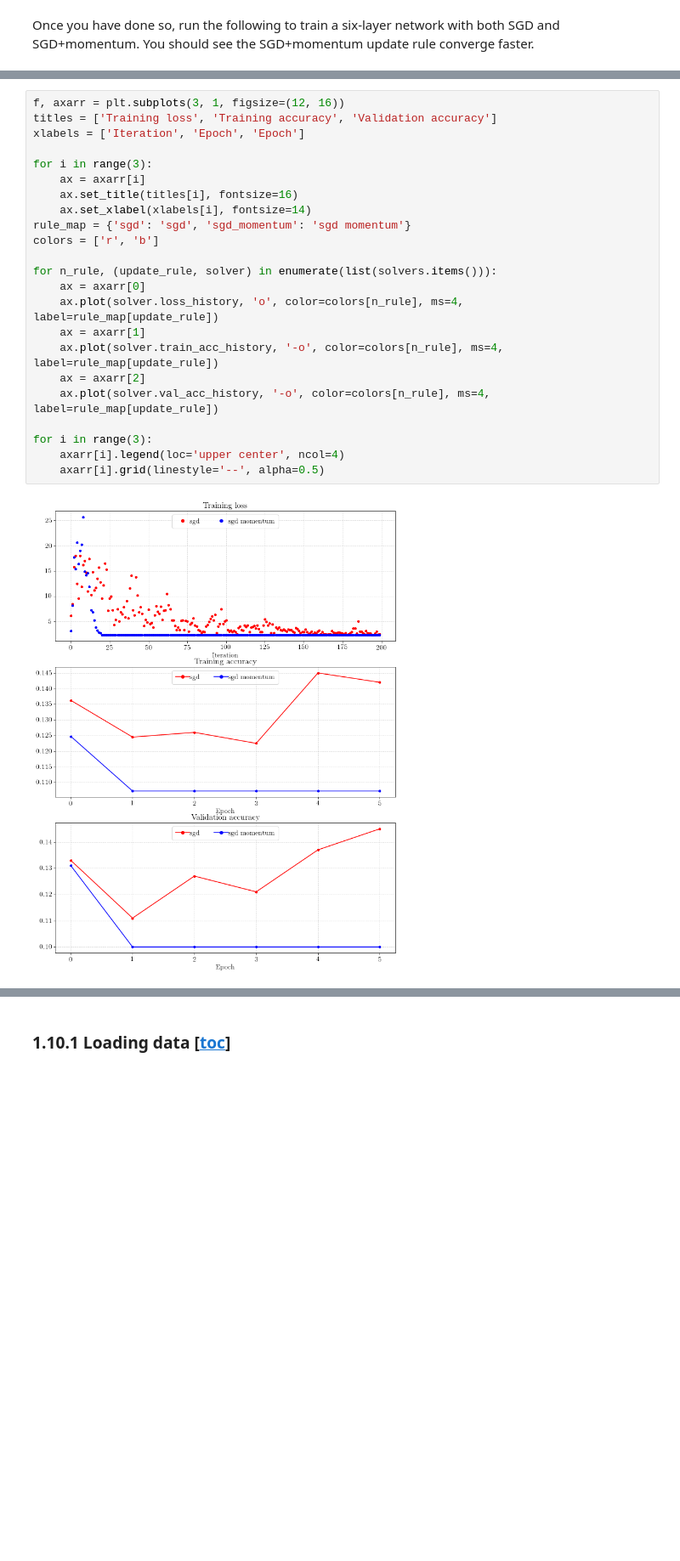
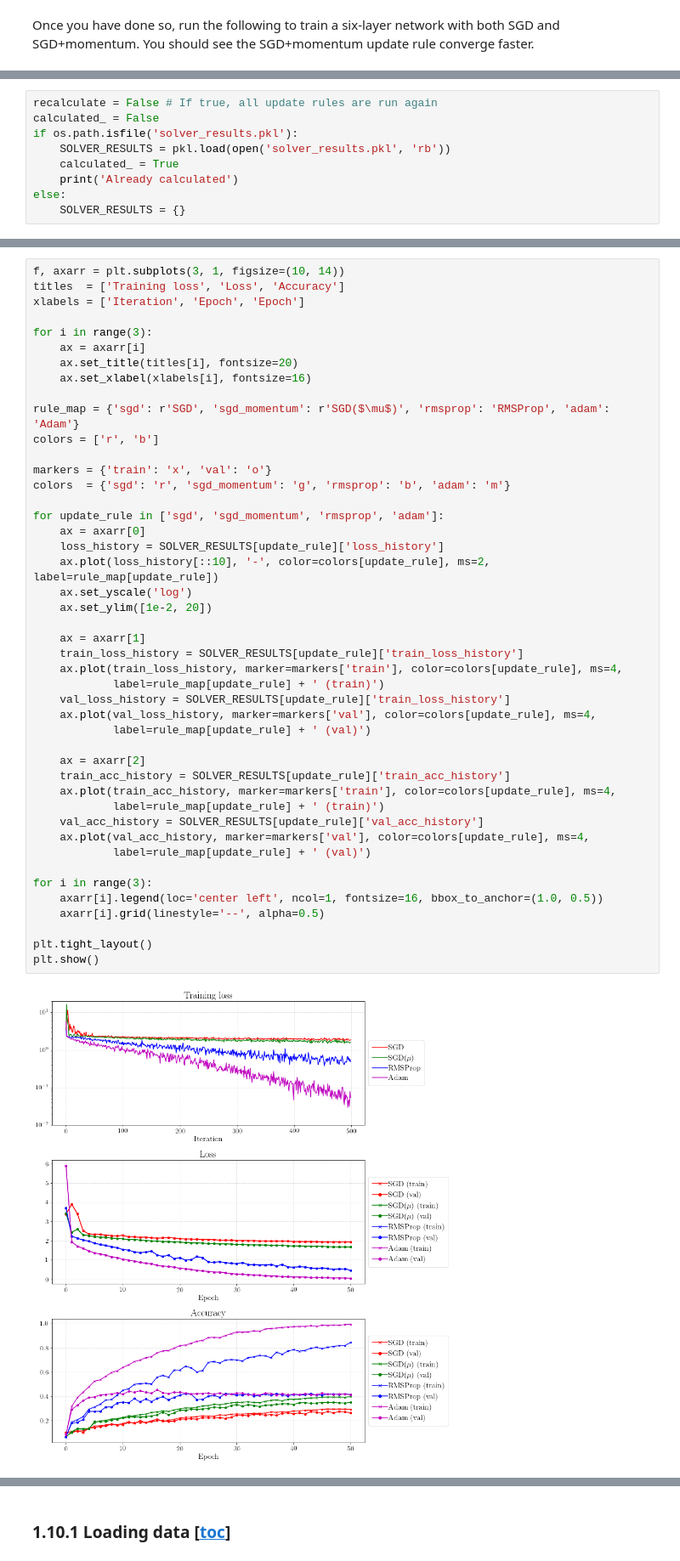
Before and after one commit to siri3us/ml, a Jupyter notebook: notebooks/CS231n/2/assignment2.ipynb, the cells around one changed output, grey strips where cells are left out. Shown at 85% size. Saved outputs shown, nothing was run; the diff lists cells and outputs as text; blank space fills up the shorter version.

```diff
--- a/notebooks/CS231n/2/assignment2.ipynb
+++ b/notebooks/CS231n/2/assignment2.ipynb
@@ -1148,0 +914,9 @@ Once you have done so, run the following to train a six-layer network with both
+# %%
+recalculate = False # If true, all update rules are run again
+calculated_ = False
+if os.path.isfile('solver_results.pkl'):
+    SOLVER_RESULTS = pkl.load(open('solver_results.pkl', 'rb'))
+    calculated_ = True
+    print('Already calculated')
+else:
+    SOLVER_RESULTS = {}
@@ -1193,25 +963,47 @@ running with  sgd
 # %%
-f, axarr = plt.subplots(3, 1, figsize=(12, 16))
-titles = ['Training loss', 'Training accuracy', 'Validation accuracy']
+f, axarr = plt.subplots(3, 1, figsize=(10, 14))
+titles  = ['Training loss', 'Loss', 'Accuracy']
 xlabels = ['Iteration', 'Epoch', 'Epoch']
 
 for i in range(3):
     ax = axarr[i]
-    ax.set_title(titles[i], fontsize=16)
-    ax.set_xlabel(xlabels[i], fontsize=14)
-rule_map = {'sgd': 'sgd', 'sgd_momentum': 'sgd momentum'}
+    ax.set_title(titles[i], fontsize=20)
+    ax.set_xlabel(xlabels[i], fontsize=16)
+
+rule_map = {'sgd': r'SGD', 'sgd_momentum': r'SGD($\mu$)', 'rmsprop': 'RMSProp', 'adam': 'Adam'}
 colors = ['r', 'b']
 
-for n_rule, (update_rule, solver) in enumerate(list(solvers.items())):
+markers = {'train': 'x', 'val': 'o'}
+colors  = {'sgd': 'r', 'sgd_momentum': 'g', 'rmsprop': 'b', 'adam': 'm'}
+
+for update_rule in ['sgd', 'sgd_momentum', 'rmsprop', 'adam']:
     ax = axarr[0]
-    ax.plot(solver.loss_history, 'o', color=colors[n_rule], ms=4, label=rule_map[update_rule])
+    loss_history = SOLVER_RESULTS[update_rule]['loss_history']
+    ax.plot(loss_history[::10], '-', color=colors[update_rule], ms=2, label=rule_map[update_rule])
+    ax.set_yscale('log')
+    ax.set_ylim([1e-2, 20])
+
     ax = axarr[1]
-    ax.plot(solver.train_acc_history, '-o', color=colors[n_rule], ms=4, label=rule_map[update_rule])
+    train_loss_history = SOLVER_RESULTS[update_rule]['train_loss_history']
+    ax.plot(train_loss_history, marker=markers['train'], color=colors[update_rule], ms=4,
+            label=rule_map[update_rule] + ' (train)')
+    val_loss_history = SOLVER_RESULTS[update_rule]['train_loss_history']
+    ax.plot(val_loss_history, marker=markers['val'], color=colors[update_rule], ms=4,
+            label=rule_map[update_rule] + ' (val)')
+
     ax = axarr[2]
-    ax.plot(solver.val_acc_history, '-o', color=colors[n_rule], ms=4, label=rule_map[update_rule])
+    train_acc_history = SOLVER_RESULTS[update_rule]['train_acc_history']
+    ax.plot(train_acc_history, marker=markers['train'], color=colors[update_rule], ms=4,
+            label=rule_map[update_rule] + ' (train)')
+    val_acc_history = SOLVER_RESULTS[update_rule]['val_acc_history']
+    ax.plot(val_acc_history, marker=markers['val'], color=colors[update_rule], ms=4,
+            label=rule_map[update_rule] + ' (val)')
 
 for i in range(3):
-    axarr[i].legend(loc='upper center', ncol=4)
+    axarr[i].legend(loc='center left', ncol=1, fontsize=16, bbox_to_anchor=(1.0, 0.5))
     axarr[i].grid(linestyle='--', alpha=0.5)
+
+plt.tight_layout()
+plt.show()
 # %% [output]
-[figure, old version]
+[figure, new version]
```
Also changed, not shown: parts of 32 cells of this notebook, 2 other files.
